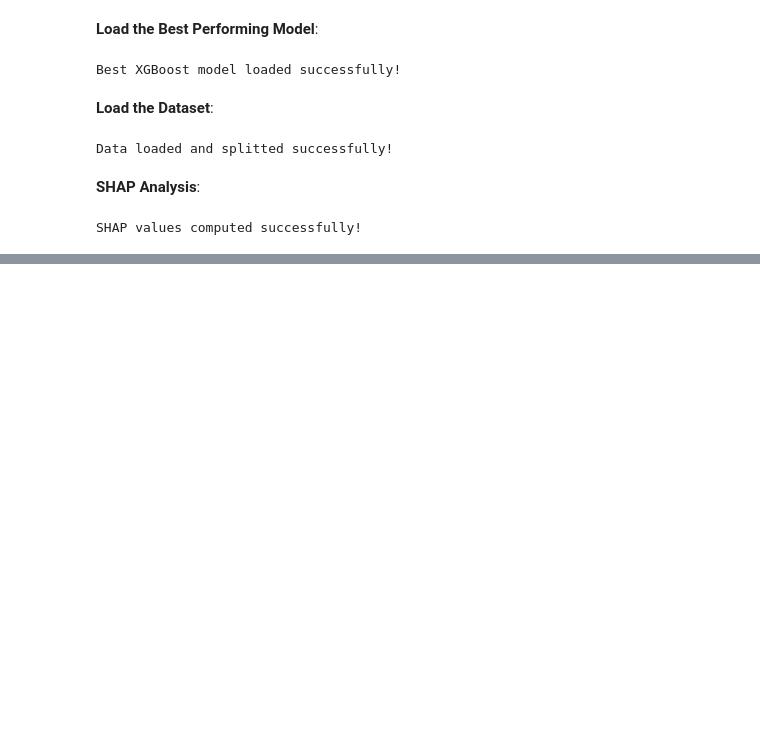
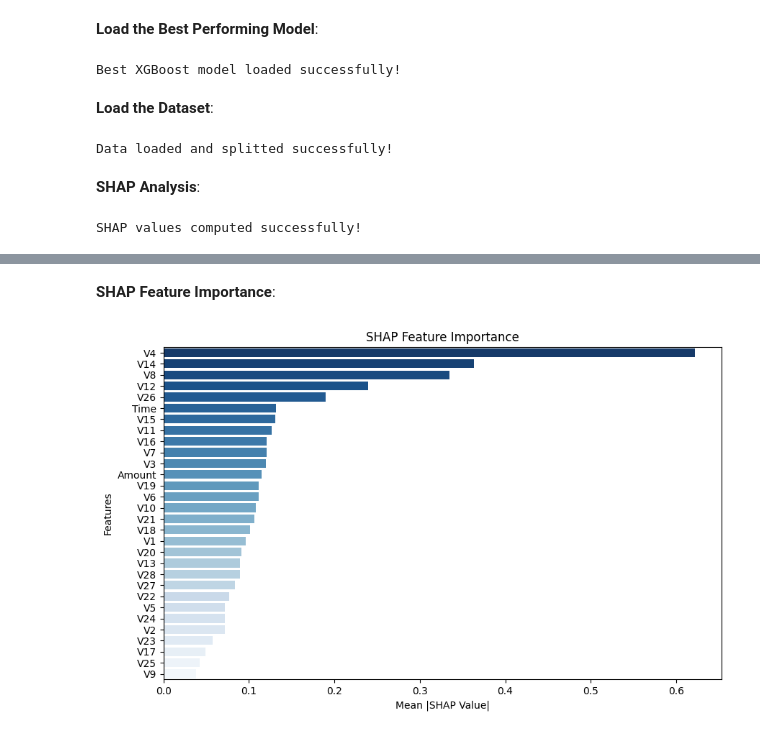
Before and after one commit to otuemre/FraudDetectAI, a Jupyter notebook: src/notebooks/04_Feature_Importance.ipynb, the cells around one changed output, grey strips where cells are left out. Cells and saved outputs as stored; diff of their text form; code cells hidden in the pictures; blank space fills up the shorter version.

```diff
--- a/src/notebooks/04_Feature_Importance.ipynb
+++ b/src/notebooks/04_Feature_Importance.ipynb
@@ -74,0 +114,28 @@ SHAP values computed successfully!
+# %% [markdown]
+**SHAP Feature Importance**:
+# %%
+# Extract feature names from the dataset
+feature_names = X_test.columns
+
+# Convert SHAP values to NumPy array
+shap_values_array = shap_values.values
+
+# Calculate mean absolute SHAP values for each feature
+shap_importance = np.abs(shap_values_array).mean(axis=0)
+shap_importance_df = pd.DataFrame({'Feature': feature_names, 'SHAP Importance': shap_importance})
+shap_importance_df = shap_importance_df.sort_values(by='SHAP Importance', ascending=False)
+
+# Plot the SHAP feature importance
+plt.figure(figsize=(10, 6))
+sns.barplot(x="SHAP Importance", y="Feature", data=shap_importance_df, palette="Blues_r")
+plt.xlabel("Mean |SHAP Value|")
+plt.ylabel("Features")
+plt.title("SHAP Feature Importance")
+
+# Save the plot
+plt.savefig("../images/shap_feature_importance.png")
+
+# Show the plot
+plt.show()
+# %% [output]
+[figure, added]
```
Also changed, not shown: parts of 11 cells of this notebook, 5 other files.
